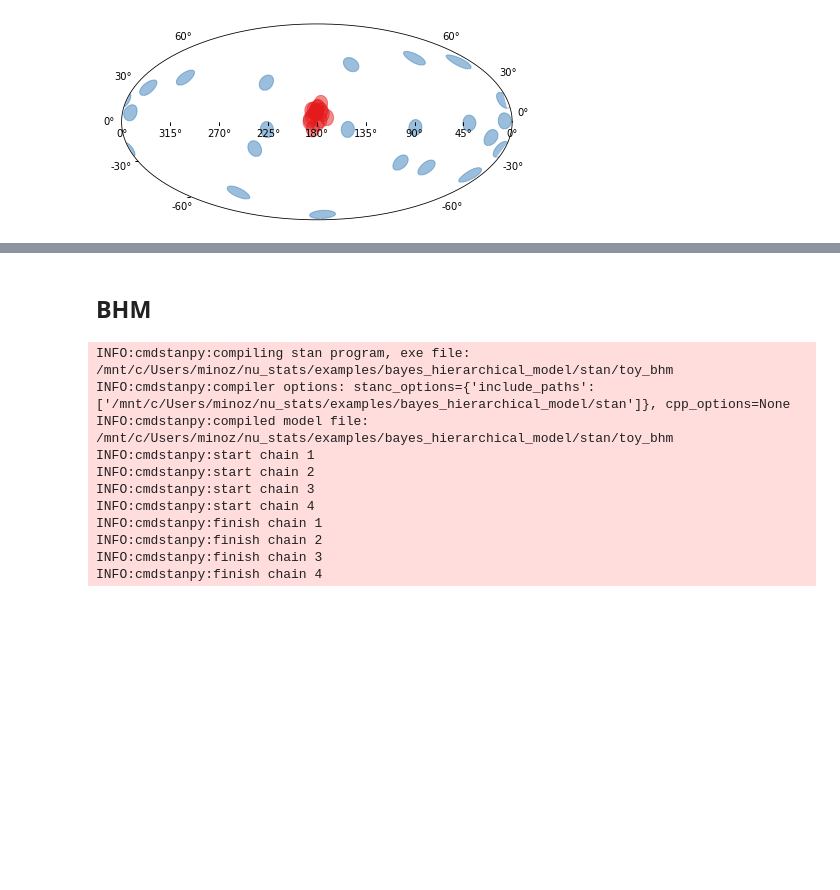
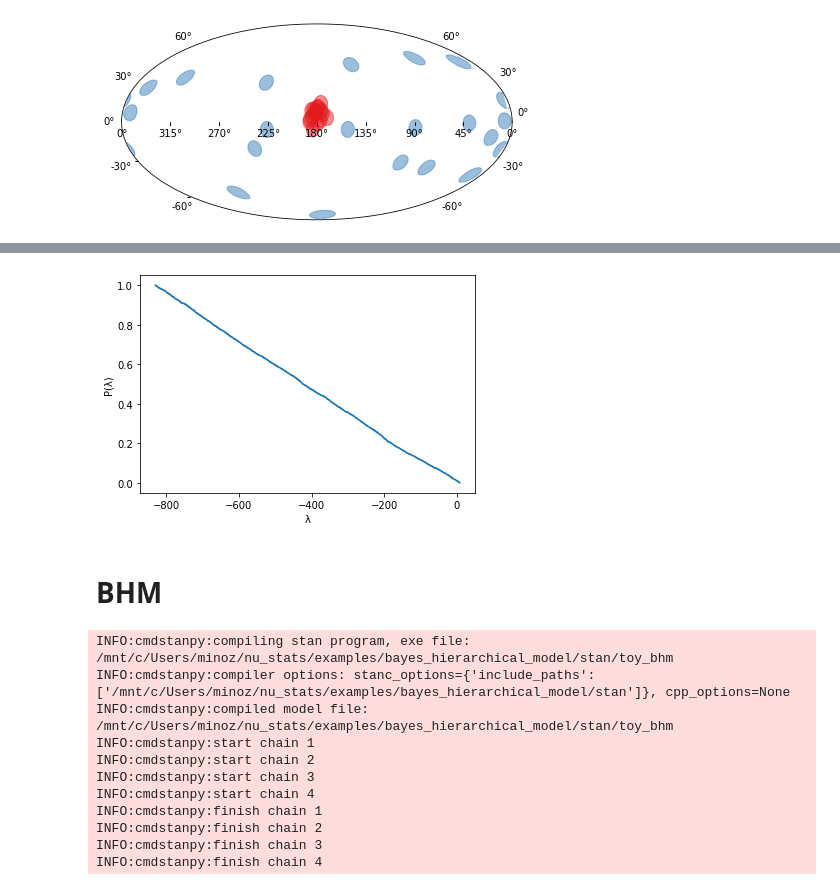
Before and after one commit to cescalara/nu_stats, a Jupyter notebook: examples/bayes_hierarchical_model/toy_model_w_fqtist.ipynb, the cells around one changed output, grey strips where cells are left out. Saved outputs shown, nothing was run; the diff lists cells and outputs as text; code cells hidden in the pictures; blank space fills up the shorter version.

```diff
--- a/examples/bayes_hierarchical_model/toy_model_w_fqtist.ipynb
+++ b/examples/bayes_hierarchical_model/toy_model_w_fqtist.ipynb
@@ -61,0 +96,3 @@ fq.unit_vectors_skymap(det_dir, labels);
+# %%
+frac = lambda x: np.mean(bg_TS > x)
+y = np.array([frac(elem) for elem in bg_TS])
@@ -62,5 +108,13 @@ fq.unit_vectors_skymap(det_dir, labels);
+# %%
+
+plt.step(bg_TS, y);
+plt.xlabel('λ');
+plt.ylabel('P(λ)');
+#plt.yscale('log');
+# %% [output]
+[figure, added]
 # %% [markdown]
-## BHM
+# BHM
 # %%
 stan_model = CmdStanModel(stan_file="stan/toy_bhm.stan")
 fit = stan_model.sample(data=fit_input, iter_sampling=1000, chains=4, seed=42)
```
Also changed, not shown: parts of 10 cells of this notebook, 2 other files.
